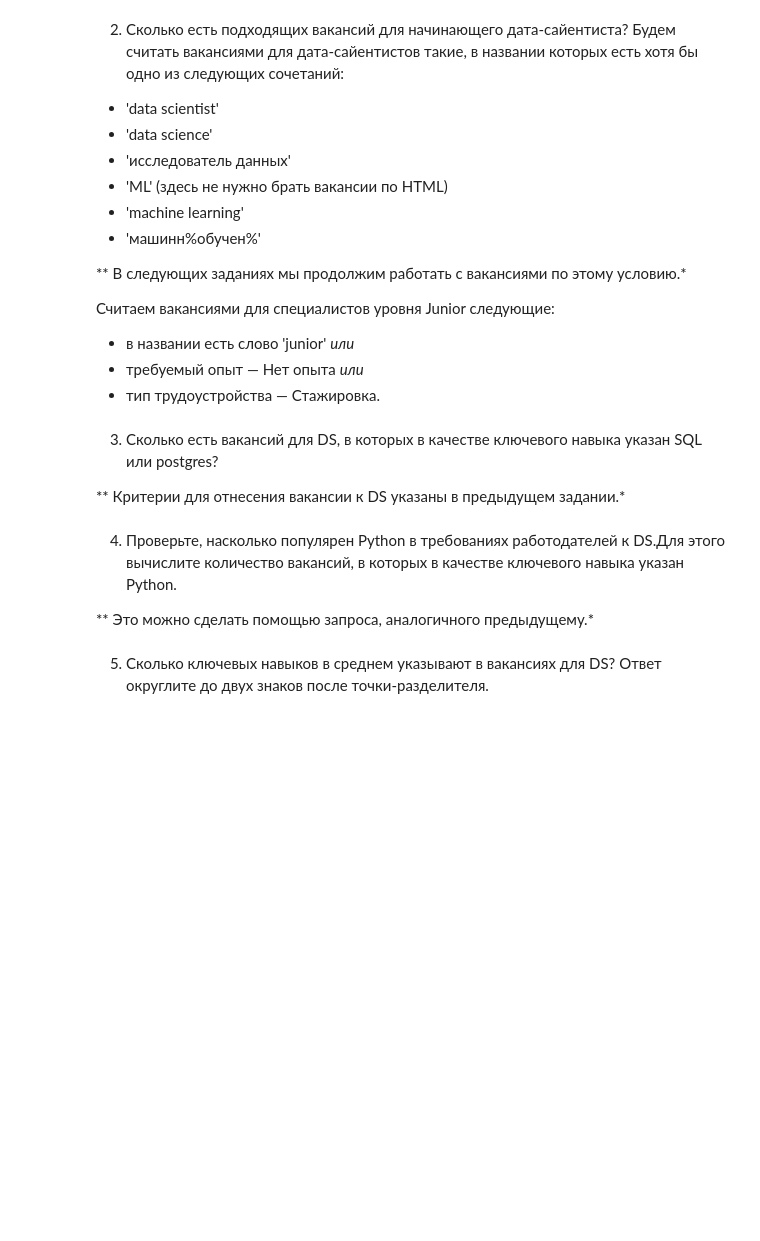
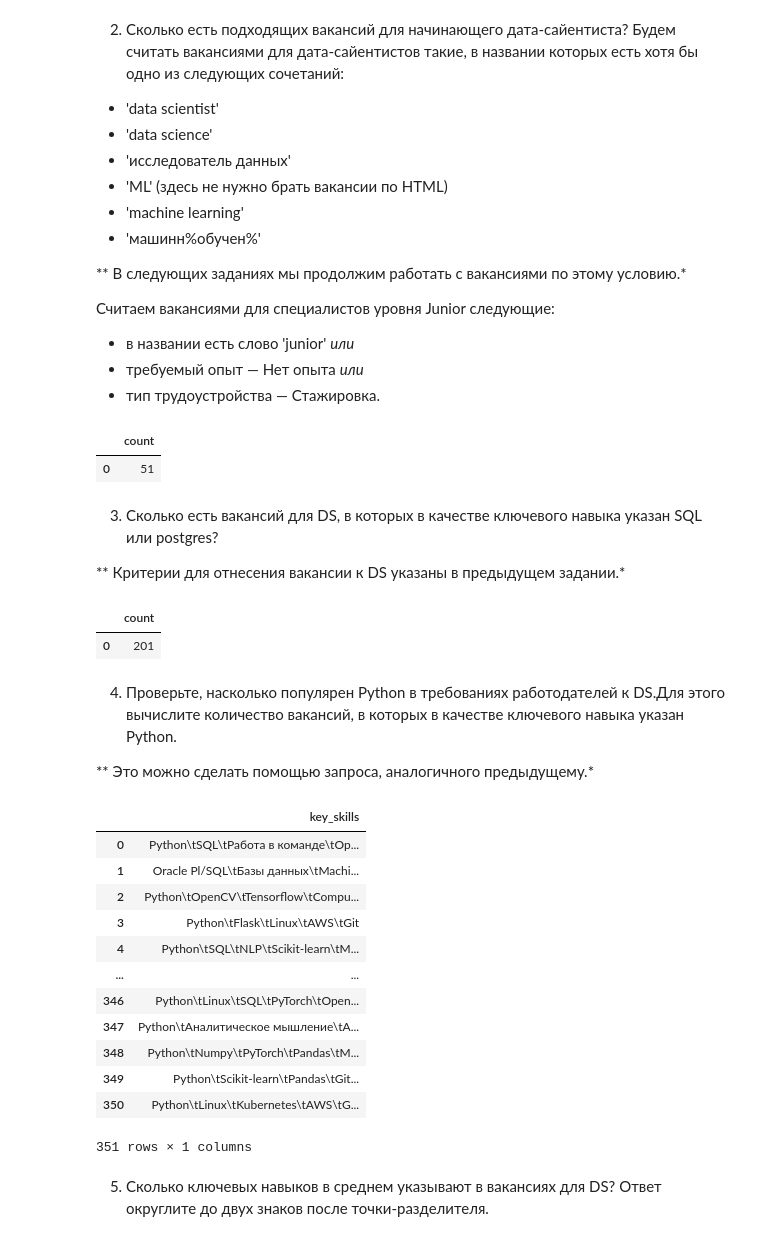
Before and after one commit to stas-as/Konspect, a Jupyter notebook: project_2_SQL/Project_2_Ноутбук_шаблон.ipynb, the cells around one changed output. Drawn from its saved outputs; the diff is of its cells as text; code cells hidden in the pictures; blank space fills up the shorter version.

```diff
--- a/project_2_SQL/Project_2_Ноутбук_шаблон.ipynb
+++ b/project_2_SQL/Project_2_Ноутбук_шаблон.ipynb
@@ -350,5 +448,9 @@ df
 # %%
-# результат запроса
+df = pd.read_sql_query(query_6_2, connection)
+df
+# %% [output]
+|  | count |
+| 0 | 51 |
 # %% [markdown]
 3. Сколько есть вакансий для DS, в которых в качестве ключевого навыка указан SQL или postgres?
 
@@ -358,13 +473,44 @@ df
 # %%
-# результат запроса
+df = pd.read_sql_query(query_6_3, connection)
+df
+# %% [output]
+|  | count |
+| 0 | 201 |
 # %% [markdown]
 4. Проверьте, насколько популярен Python в требованиях работодателей к DS.Для этого вычислите количество вакансий, в которых в качестве ключевого навыка указан Python.
 
 ** Это можно сделать помощью запроса, аналогичного предыдущему.*
 # %%
-# текст запроса
+query_6_4 = f'''select
+            key_skills
+            From public.vacancies
+            where (lower(name) like '%data%scientist%'
+            or lower(name) like '%data%science%'
+            or lower(name) like '%исследователь%данных%'
+            or lower(name) like '%machine%learning%'
+            or lower(name) like '%машинн%обучен%'
+            or lower(name) not like '%html%'
+            and name like '%ML%')
+            and
+            lower(key_skills) like '%python%'
+'''
 # %%
-# результат запроса
+df = pd.read_sql_query(query_6_4, connection)
+df
+# %% [output]
+|  | key_skills |
+| 0 | Python\tSQL\tРабота в команде\tOp... |
+| 1 | Oracle Pl/SQL\tБазы данных\tMachi... |
+| 2 | Python\tOpenCV\tTensorflow\tCompu... |
+| 3 | Python\tFlask\tLinux\tAWS\tGit |
+| 4 | Python\tSQL\tNLP\tScikit-learn\tM... |
+| ... | ... |
+| 346 | Python\tLinux\tSQL\tPyTorch\tOpen... |
+| 347 | Python\tАналитическое мышление\tА... |
+| 348 | Python\tNumpy\tPyTorch\tPandas\tМ... |
+| 349 | Python\tScikit-learn\tPandas\tGit... |
+| 350 | Python\tLinux\tKubernetes\tAWS\tG... |
+351 rows × 1 columns
 # %% [markdown]
 5. Сколько ключевых навыков в среднем указывают в вакансиях для DS?
 Ответ округлите до двух знаков после точки-разделителя.
```
Also changed, not shown: parts of 22 cells of this notebook.
